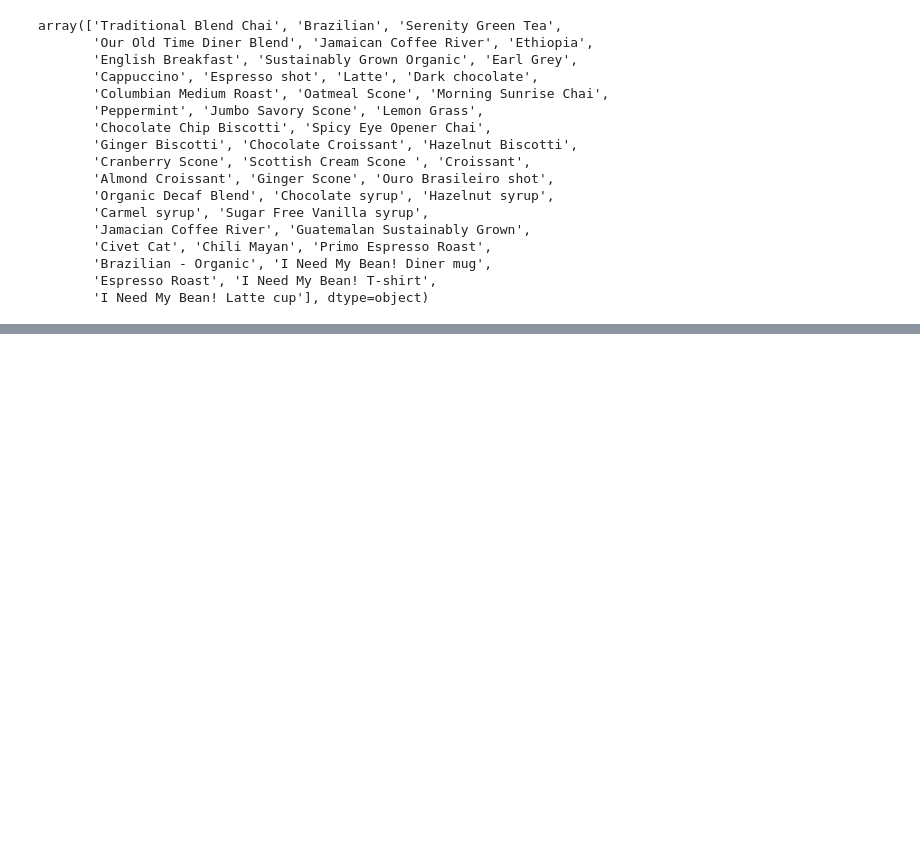
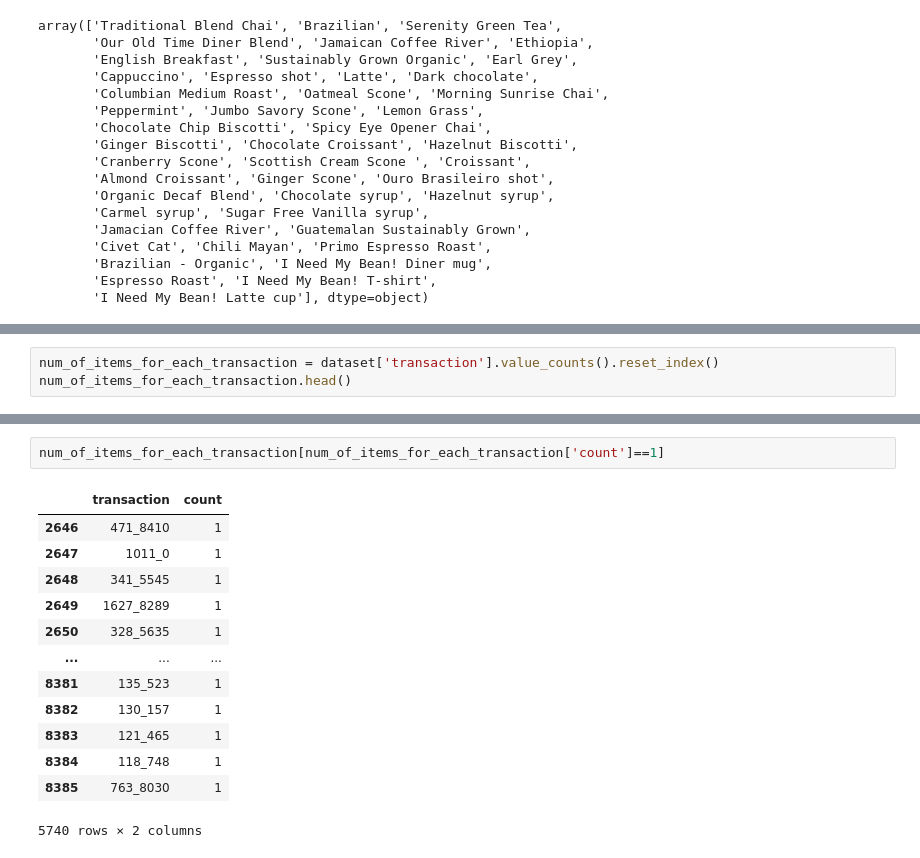
Before and after one commit to NikkiAung/AI_Integrated_Coffee_Shop_App, a Jupyter notebook: python_code/recommendation_engine_training.ipynb, the cells around one changed output, grey strips where cells are left out. Saved outputs shown, nothing was run; the diff lists cells and outputs as text; blank space fills up the shorter version.

```diff
--- a/python_code/recommendation_engine_training.ipynb
+++ b/python_code/recommendation_engine_training.ipynb
@@ -114,0 +187,3 @@ array(['Traditional Blend Chai', 'Brazilian', 'Serenity Green Tea',
+# %%
+num_of_items_for_each_transaction = dataset['transaction'].value_counts().reset_index()
+num_of_items_for_each_transaction.head()
@@ -114,0 +197,16 @@ array(['Traditional Blend Chai', 'Brazilian', 'Serenity Green Tea',
+# %%
+num_of_items_for_each_transaction[num_of_items_for_each_transaction['count']==1]
+# %% [output]
+|  | transaction | count |
+| 2646 | 471_8410 | 1 |
+| 2647 | 1011_0 | 1 |
+| 2648 | 341_5545 | 1 |
+| 2649 | 1627_8289 | 1 |
+| 2650 | 328_5635 | 1 |
+| ... | ... | ... |
+| 8381 | 135_523 | 1 |
+| 8382 | 130_157 | 1 |
+| 8383 | 121_465 | 1 |
+| 8384 | 118_748 | 1 |
+| 8385 | 763_8030 | 1 |
+5740 rows × 2 columns
```
Also changed, not shown: parts of 13 cells of this notebook.
